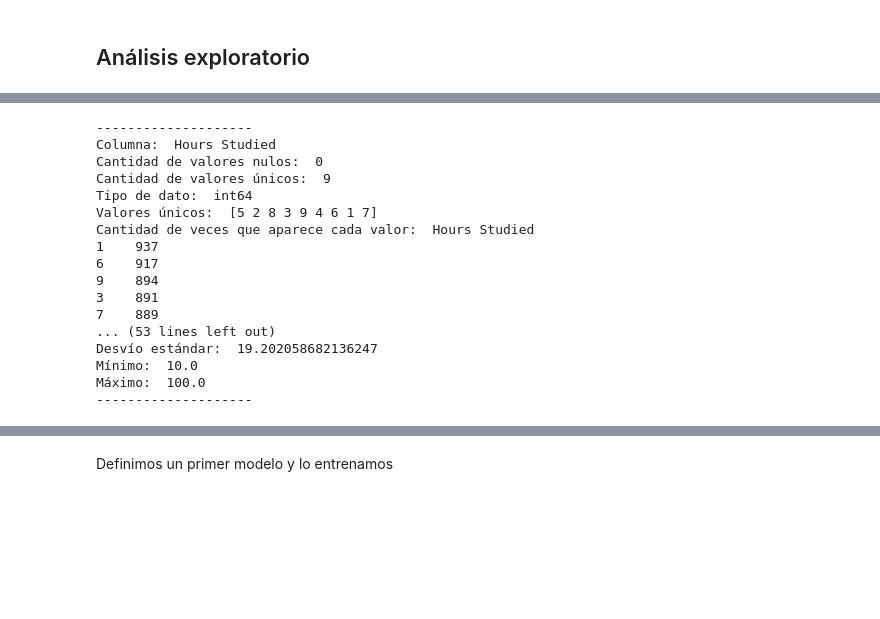
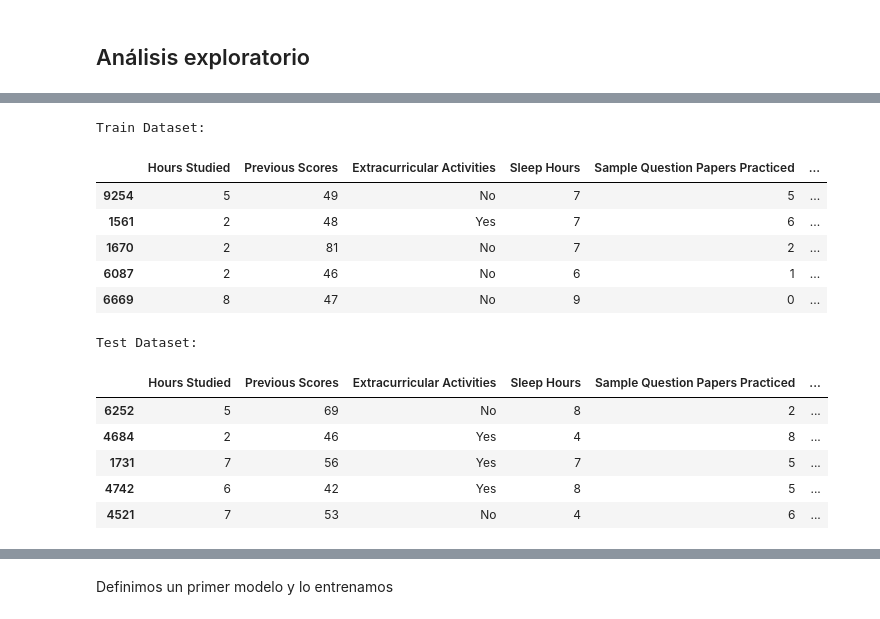
Before and after one commit to LaraV15/TP1-AA2-GarciaValeri, a Jupyter notebook: TP1_AAII_2C_2024_EJ1.ipynb, the cells around one changed output, grey strips where cells are left out. Drawn from its saved outputs; the diff is of its cells as text; code cells hidden in the pictures; blank space fills up the shorter version.

```diff
--- a/TP1_AAII_2C_2024_EJ1.ipynb
+++ b/TP1_AAII_2C_2024_EJ1.ipynb
@@ -88,42 +246,29 @@ print(train_df.head())
-# %%
-cols = train_df.columns
-
-for col in cols:
-    print("--------------------")
-    print("Columna: ", col)
-    print("Cantidad de valores nulos: ", train_df[col].isnull().sum())
-    print("Cantidad de valores únicos: ", train_df[col].nunique())
-    print("Tipo de dato: ", train_df[col].dtype)
-    # Si no es numérica, continuar con la siguiente columna
-    if train_df[col].dtype == "object":
-        print("--------------------")
-        continue
-    # Si es una columna categórica, mostrar la cantidad de veces que aparece cada valor
-    if train_df[col].nunique() < 10:
-        print("Valores únicos: ", train_df[col].unique())
-        print("Cantidad de veces que aparece cada valor: ", train_df[col].value_counts())
-    else:
-        # Si es una columna numérica, mostramos media, desvío estándar, mínimo, máximo...
-        print("Media: ", train_df[col].mean())
-        print("Desvío estándar: ", train_df[col].std())
-        print("Mínimo: ", train_df[col].min())
-        print("Máximo: ", train_df[col].max())
-    print("--------------------")
-# %% [output]
---------------------
-Columna:  Hours Studied
-Cantidad de valores nulos:  0
-Cantidad de valores únicos:  9
-Tipo de dato:  int64
-Valores únicos:  [5 2 8 3 9 4 6 1 7]
-Cantidad de veces que aparece cada valor:  Hours Studied
-1    937
-6    917
-9    894
-3    891
-7    889
-... (53 lines left out)
-Desvío estándar:  19.202058682136247
-Mínimo:  10.0
-Máximo:  100.0
---------------------
+# %%
+# Cargamos el dataset
+dataset = pd.read_csv("Student_Performance.csv")
+
+# Dividimos el dataset en train y test (80% train, 20% test en este ejemplo)
+train_df, test_df = train_test_split(dataset, test_size=0.2, random_state=42)
+
+# Imprimimos las primeras filas de los datasets para verificar
+print("Train Dataset:")
+train_df.head()
+# %% [output]
+Train Dataset:
+|  | Hours Studied | Previous Scores | Extracurricular Activities | Sleep Hours | Sample Question Papers Practiced | ... |
+| 9254 | 5 | 49 | No | 7 | 5 | ... |
+| 1561 | 2 | 48 | Yes | 7 | 6 | ... |
+| 1670 | 2 | 81 | No | 7 | 2 | ... |
+| 6087 | 2 | 46 | No | 6 | 1 | ... |
+| 6669 | 8 | 47 | No | 9 | 0 | ... |
+# %%
+print("Test Dataset:")
+test_df.head()
+# %% [output]
+Test Dataset:
+|  | Hours Studied | Previous Scores | Extracurricular Activities | Sleep Hours | Sample Question Papers Practiced | ... |
+| 6252 | 5 | 69 | No | 8 | 2 | ... |
+| 4684 | 2 | 46 | Yes | 4 | 8 | ... |
+| 1731 | 7 | 56 | Yes | 7 | 5 | ... |
+| 4742 | 6 | 42 | Yes | 8 | 5 | ... |
+| 4521 | 7 | 53 | No | 4 | 6 | ... |
```
Also changed, not shown: parts of 46 cells of this notebook, 1 other file.
